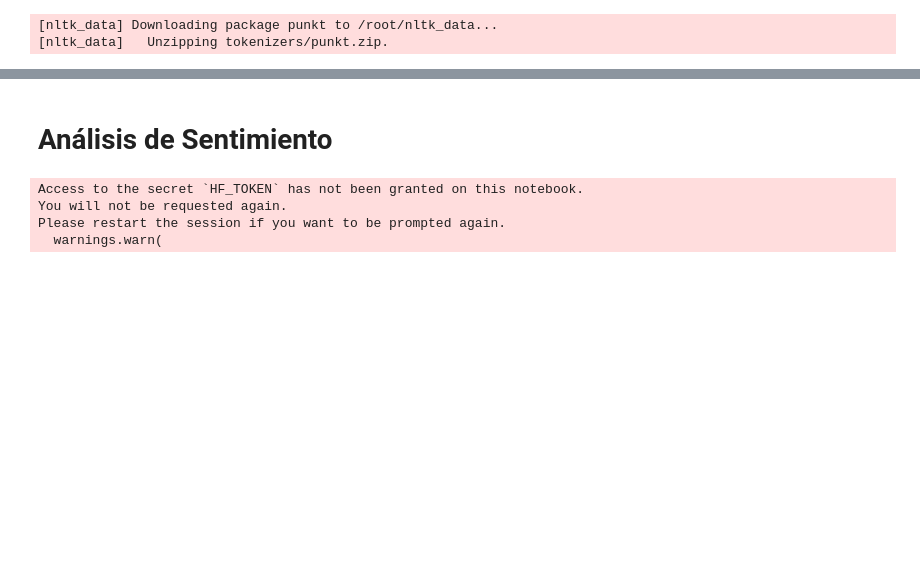
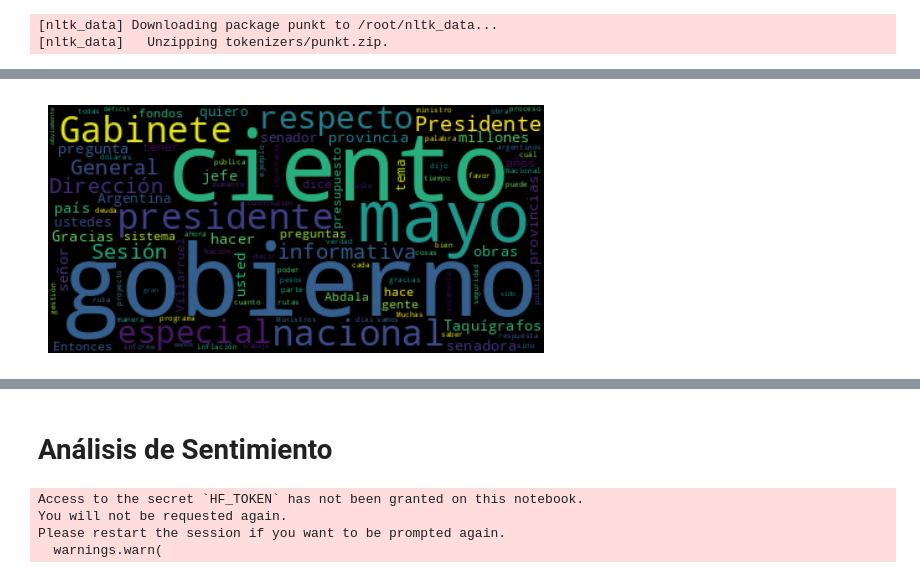
Before and after one commit to LCaravaggio/EscueladeInnovacion, a Jupyter notebook: OCR_y_Análisis_en_Python.ipynb, the cells around one changed output, grey strips where cells are left out. Saved outputs shown, nothing was run; the diff lists cells and outputs as text; code cells hidden in the pictures; blank space fills up the shorter version.

```diff
--- a/OCR_y_Análisis_en_Python.ipynb
+++ b/OCR_y_Análisis_en_Python.ipynb
@@ -76,0 +59,16 @@ fd.plot(30, cumulative=False)
+# %%
+from wordcloud import WordCloud
+from collections import Counter
+import matplotlib.pyplot as plt
+
+word_freq = Counter(filtered_tokens)
+
+# Generar la nube de palabras a partir de las frecuencias
+wordcloud = WordCloud(stopwords=stopwords).generate_from_frequencies(word_freq)
+
+# Mostrar la nube de palabras
+plt.imshow(wordcloud, interpolation='bilinear')
+plt.axis("off")
+plt.show()
+# %% [output]
+[figure, added]
```
Also changed, not shown: parts of 6 cells of this notebook.
